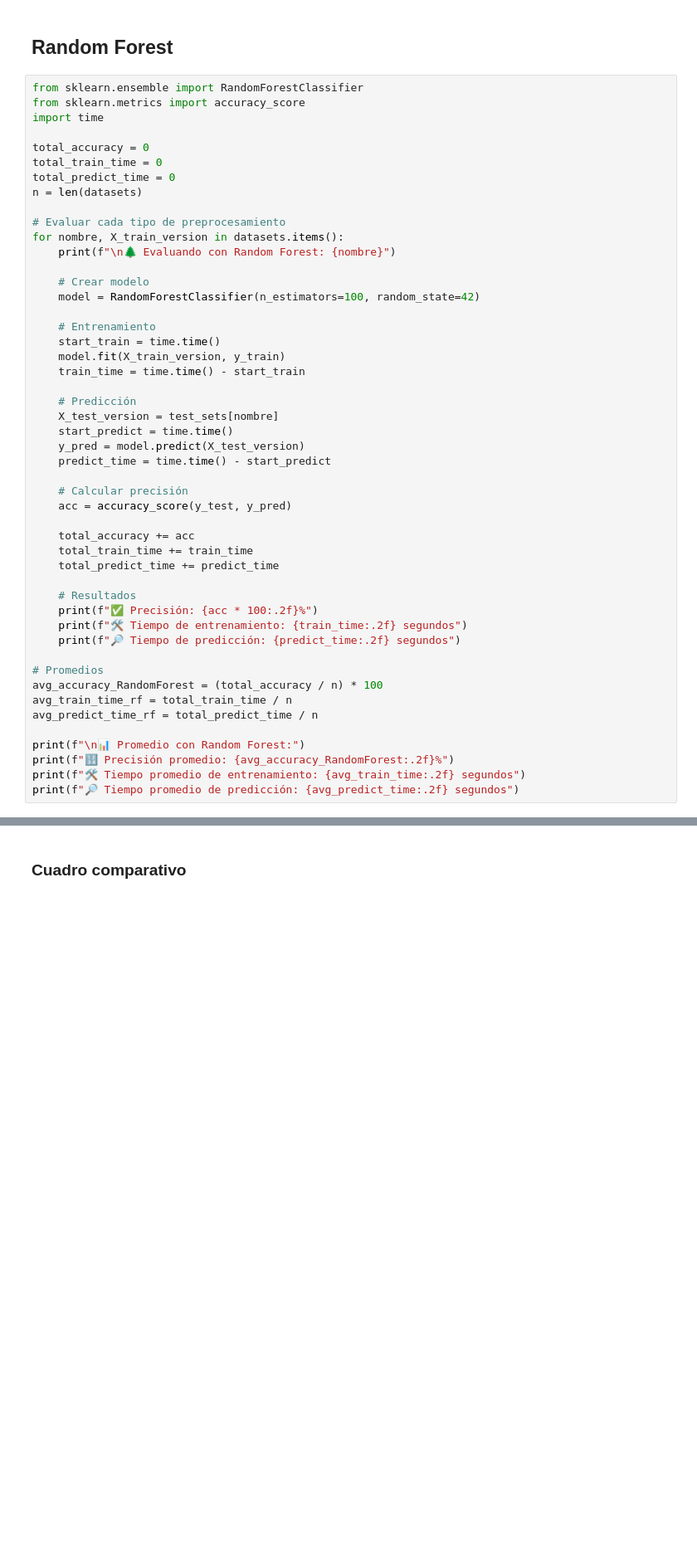
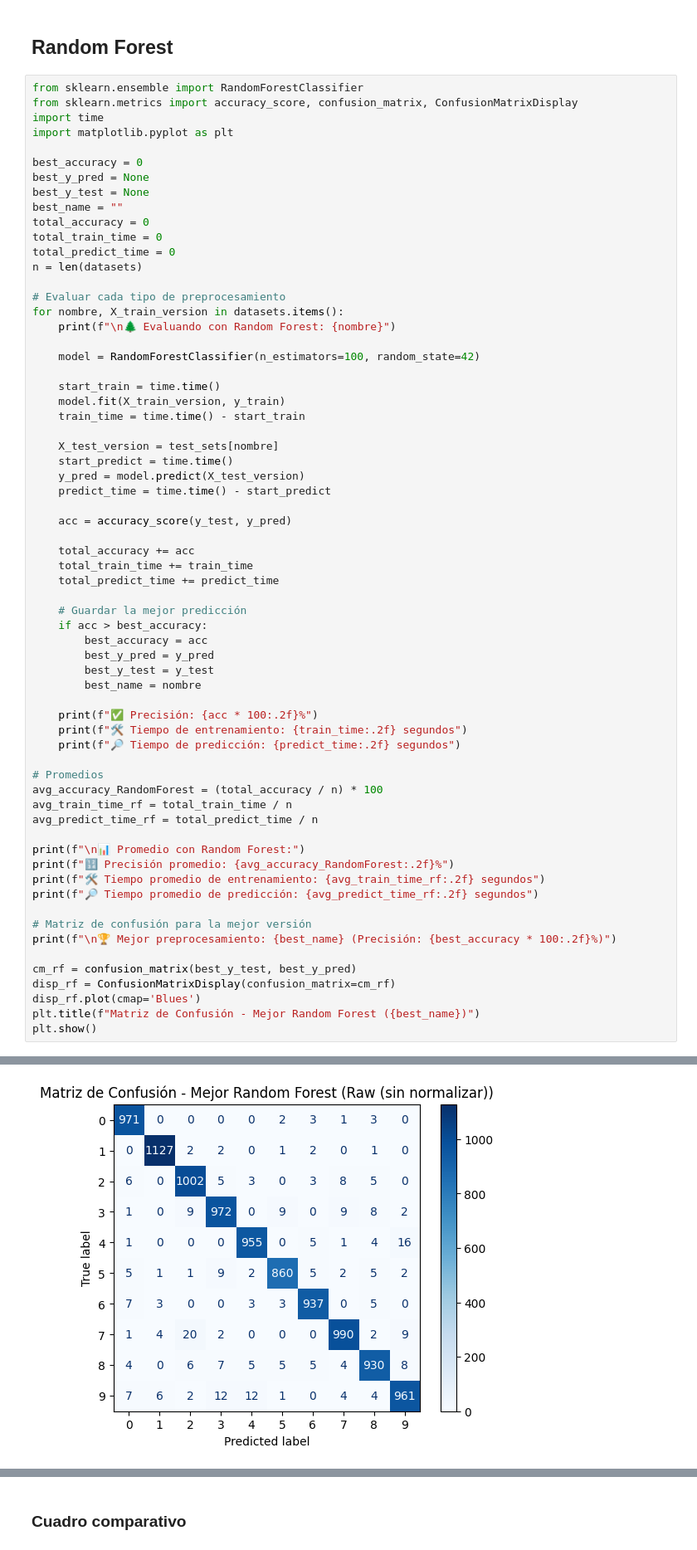
Before and after one commit to RTacchini/IA-2-TP-3, a Jupyter notebook: Ejercicio 2_Final.ipynb, the cells around one changed output, grey strips where cells are left out. Shown at 83% size. Saved outputs shown, nothing was run; the diff lists cells and outputs as text; blank space fills up the shorter version.

```diff
--- a/Ejercicio 2_Final.ipynb
+++ b/Ejercicio 2_Final.ipynb
@@ -70,9 +70,14 @@ Shape del set de prueba: (10000, 784)
 ## Random Forest
 # %%
 from sklearn.ensemble import RandomForestClassifier
-from sklearn.metrics import accuracy_score
+from sklearn.metrics import accuracy_score, confusion_matrix, ConfusionMatrixDisplay
 import time
+import matplotlib.pyplot as plt
 
+best_accuracy = 0
+best_y_pred = None
+best_y_test = None
+best_name = ""
 total_accuracy = 0
 total_train_time = 0
 total_predict_time = 0
@@ -82,28 +87,30 @@ n = len(datasets)
 for nombre, X_train_version in datasets.items():
     print(f"\n🌲 Evaluando con Random Forest: {nombre}")
 
-    # Crear modelo
     model = RandomForestClassifier(n_estimators=100, random_state=42)
 
-    # Entrenamiento
     start_train = time.time()
     model.fit(X_train_version, y_train)
     train_time = time.time() - start_train
 
-    # Predicción
     X_test_version = test_sets[nombre]
     start_predict = time.time()
     y_pred = model.predict(X_test_version)
     predict_time = time.time() - start_predict
 
-    # Calcular precisión
     acc = accuracy_score(y_test, y_pred)
 
     total_accuracy += acc
     total_train_time += train_time
     total_predict_time += predict_time
 
-    # Resultados
+    # Guardar la mejor predicción
+    if acc > best_accuracy:
+        best_accuracy = acc
+        best_y_pred = y_pred
+        best_y_test = y_test
+        best_name = nombre
+
     print(f"✅ Precisión: {acc * 100:.2f}%")
     print(f"🛠️ Tiempo de entrenamiento: {train_time:.2f} segundos")
     print(f"🔎 Tiempo de predicción: {predict_time:.2f} segundos")
@@ -115,8 +122,17 @@ avg_predict_time_rf = total_predict_time / n
 
 print(f"\n📊 Promedio con Random Forest:")
 print(f"🔢 Precisión promedio: {avg_accuracy_RandomForest:.2f}%")
-print(f"🛠️ Tiempo promedio de entrenamiento: {avg_train_time:.2f} segundos")
-print(f"🔎 Tiempo promedio de predicción: {avg_predict_time:.2f} segundos")
+print(f"🛠️ Tiempo promedio de entrenamiento: {avg_train_time_rf:.2f} segundos")
+print(f"🔎 Tiempo promedio de predicción: {avg_predict_time_rf:.2f} segundos")
+
+# Matriz de confusión para la mejor versión
+print(f"\n🏆 Mejor preprocesamiento: {best_name} (Precisión: {best_accuracy * 100:.2f}%)")
+
+cm_rf = confusion_matrix(best_y_test, best_y_pred)
+disp_rf = ConfusionMatrixDisplay(confusion_matrix=cm_rf)
+disp_rf.plot(cmap='Blues')
+plt.title(f"Matriz de Confusión - Mejor Random Forest ({best_name})")
+plt.show()
 # %% [output]
 🌲 Evaluando con Random Forest: Raw (sin normalizar)
 ✅ Precisión: 97.05%
@@ -138 +154,2 @@ print(f"🔎 Tiempo promedio de predicción: {avg_predict_time:.2f} segundos")
+[figure, added]
 # %%
```
Also changed, not shown: parts of 4 cells of this notebook, 3 other files.
